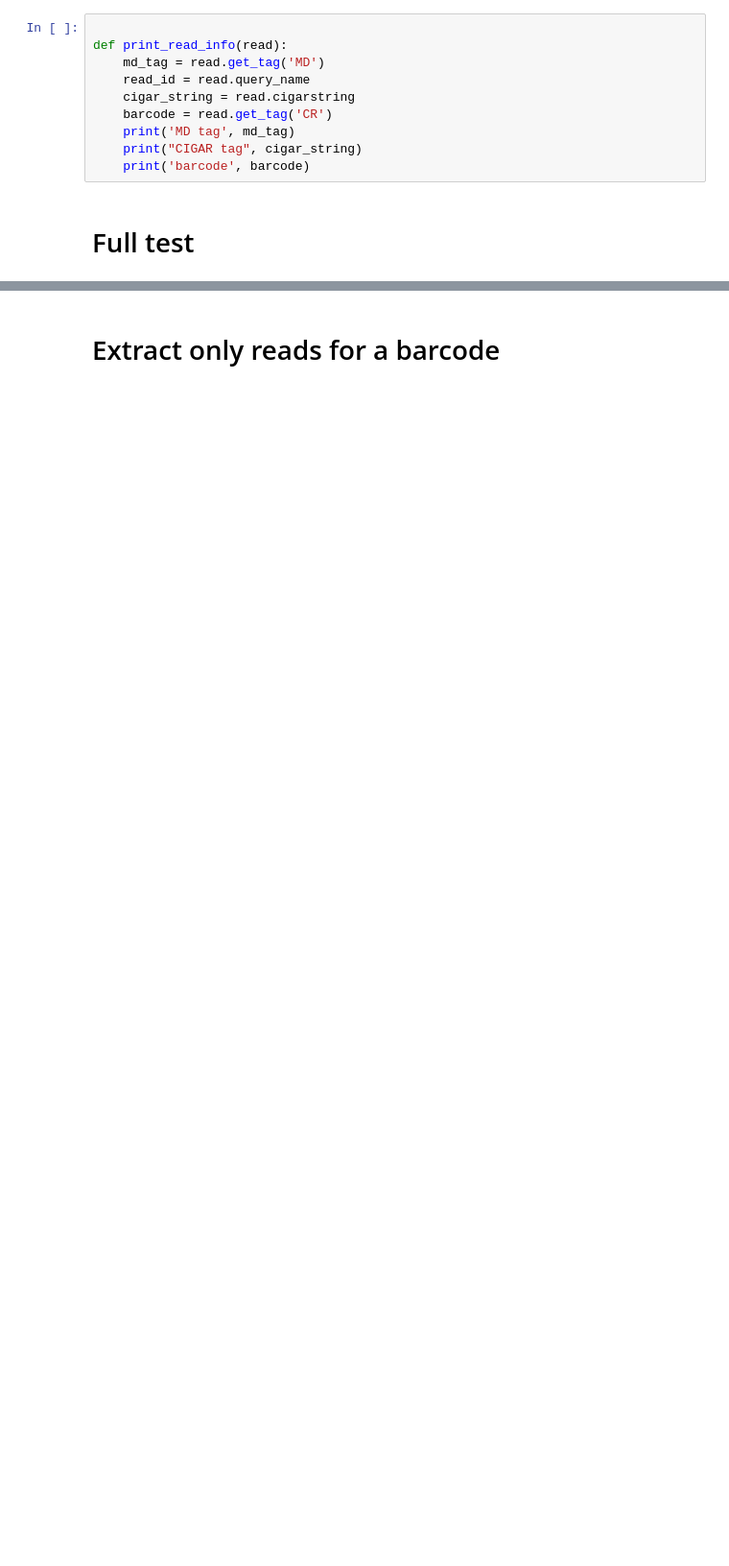
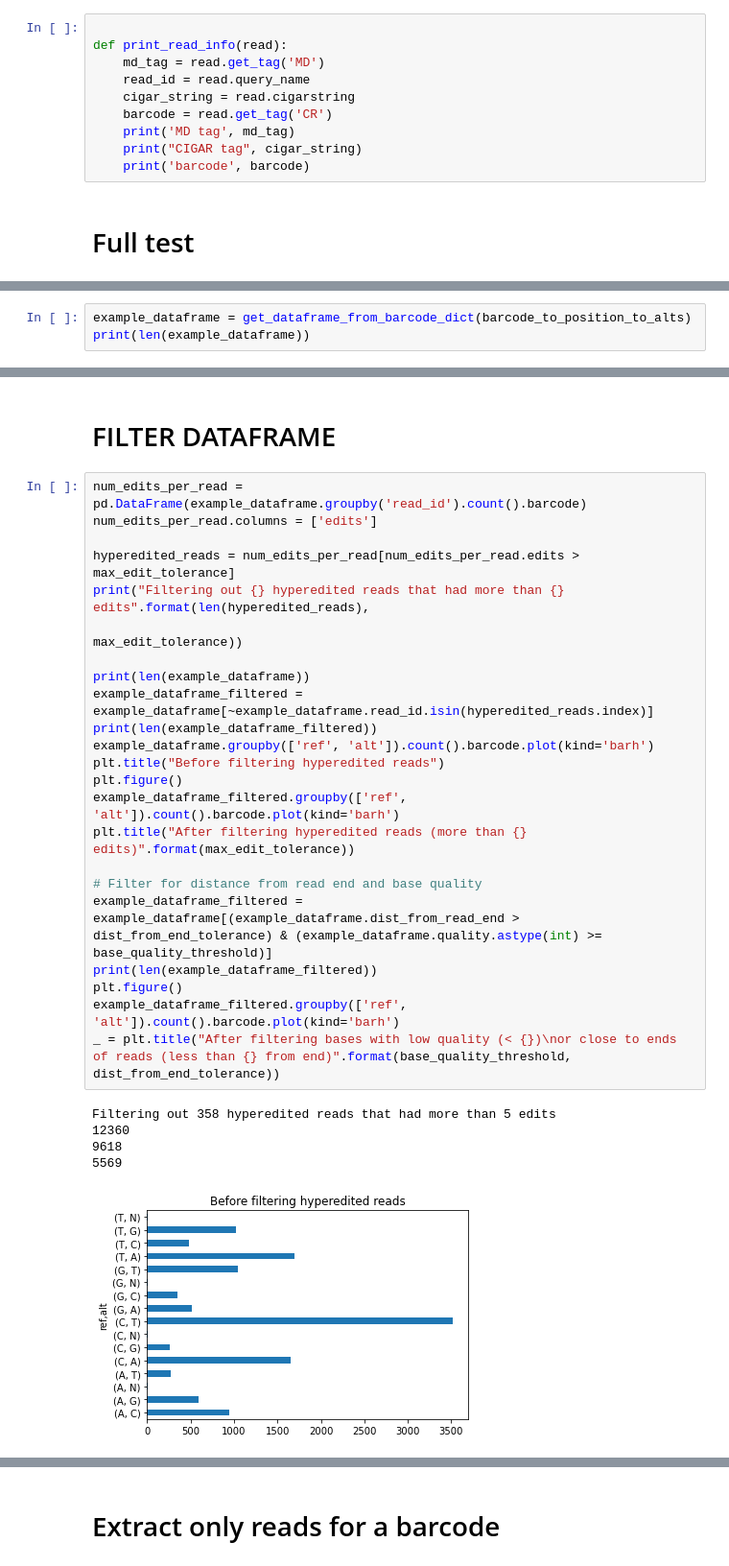
Before and after one commit to howardxu520/MARINE, a Jupyter notebook: scripts/check_against_pileup.ipynb, the cells around one changed output, grey strips where cells are left out. Shown at 96% size. Cells and saved outputs as stored; diff of their text form; blank space fills up the shorter version.

Commit message:
Test with one barcode

```diff
--- a/scripts/check_against_pileup.ipynb
+++ b/scripts/check_against_pileup.ipynb
@@ -104,0 +134,3 @@ example_dataframe.groupby(['ref', 'alt']).count().barcode.plot(kind='barh')
+# %%
+example_dataframe = get_dataframe_from_barcode_dict(barcode_to_position_to_alts)
+print(len(example_dataframe))
@@ -104,0 +148,31 @@ example_dataframe.groupby(['ref', 'alt']).count().barcode.plot(kind='barh')
+# %% [markdown]
+# FILTER DATAFRAME
+# %%
+num_edits_per_read = pd.DataFrame(example_dataframe.groupby('read_id').count().barcode)
+num_edits_per_read.columns = ['edits']
+
+hyperedited_reads = num_edits_per_read[num_edits_per_read.edits > max_edit_tolerance]
+print("Filtering out {} hyperedited reads that had more than {} edits".format(len(hyperedited_reads),
+                                                                             max_edit_tolerance))
+
+print(len(example_dataframe))
+example_dataframe_filtered = example_dataframe[~example_dataframe.read_id.isin(hyperedited_reads.index)]
+print(len(example_dataframe_filtered))
+example_dataframe.groupby(['ref', 'alt']).count().barcode.plot(kind='barh')
+plt.title("Before filtering hyperedited reads")
+plt.figure()
+example_dataframe_filtered.groupby(['ref', 'alt']).count().barcode.plot(kind='barh')
+plt.title("After filtering hyperedited reads (more than {} edits)".format(max_edit_tolerance))
+
+# Filter for distance from read end and base quality
+example_dataframe_filtered = example_dataframe[(example_dataframe.dist_from_read_end > dist_from_end_tolerance) & (example_dataframe.quality.astype(int) >= base_quality_threshold)]
+print(len(example_dataframe_filtered))
+plt.figure()
+example_dataframe_filtered.groupby(['ref', 'alt']).count().barcode.plot(kind='barh')
+_ = plt.title("After filtering bases with low quality (< {})\nor close to ends of reads (less than {} from end)".format(base_quality_threshold, dist_from_end_tolerance))
+# %% [output]
+Filtering out 358 hyperedited reads that had more than 5 edits
+12360
+9618
+5569
+[figure, added]
```
Also changed, not shown: parts of 20 cells of this notebook, 5 other files.
